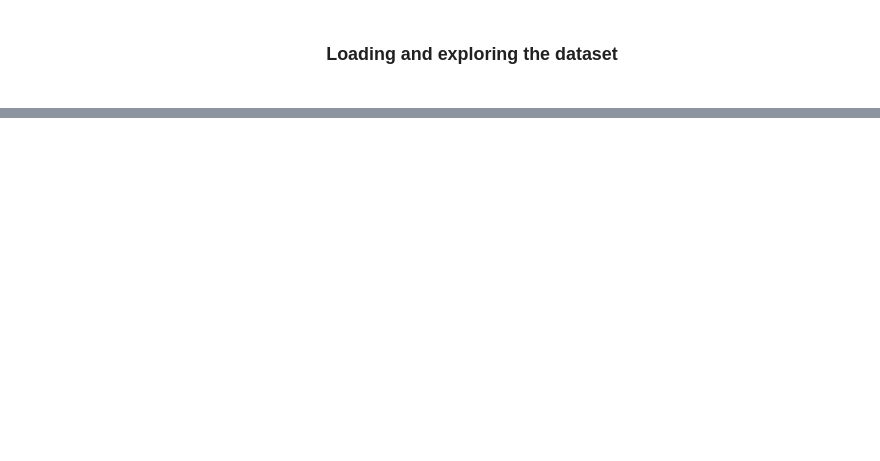
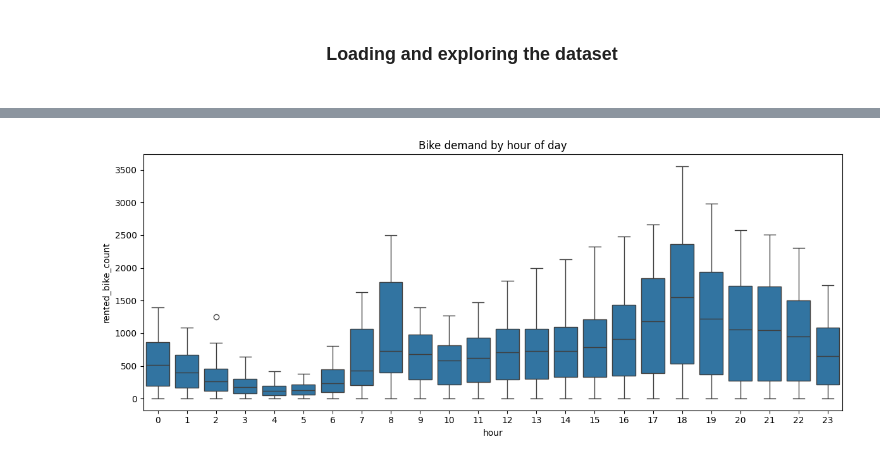
Before and after one commit to Mortti11/Advanced_ML, a Jupyter notebook: ML_benchmark/Regression/Note_book.ipynb, the cells around one changed output, grey strips where cells are left out. Saved outputs shown, nothing was run; the diff lists cells and outputs as text; code cells hidden in the pictures; blank space fills up the shorter version.

```diff
--- a/ML_benchmark/Regression/Note_book.ipynb
+++ b/ML_benchmark/Regression/Note_book.ipynb
@@ -44,0 +185,10 @@ df["Date"] = pd.to_datetime(df["Date"], format="%d/%m/%Y")
+# %%
+# Let's check the hourly pattern of the demand.
+plt.figure(figsize=(12, 5))
+sns.boxplot(data=df, x="hour", y="rented_bike_count")
+
+plt.title("Bike demand by hour of day")
+plt.tight_layout()
+plt.show()
+# %% [output]
+[figure, added]
```
Also changed, not shown: parts of 60 cells of this notebook, 4 other files.
